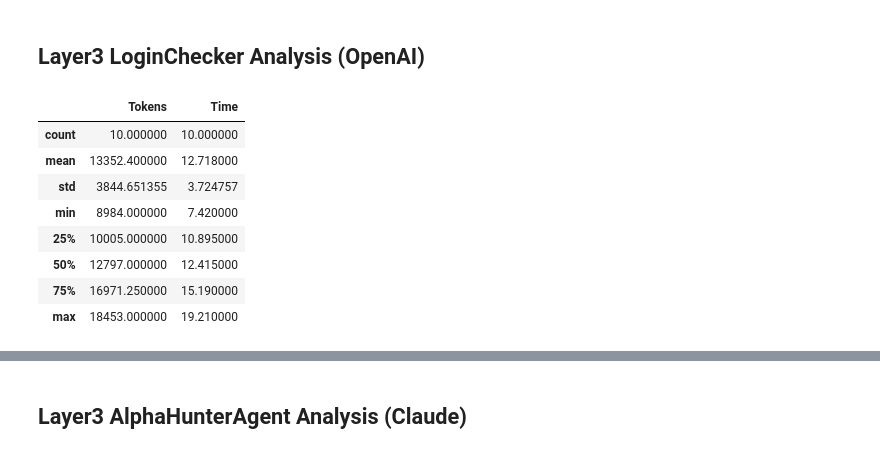
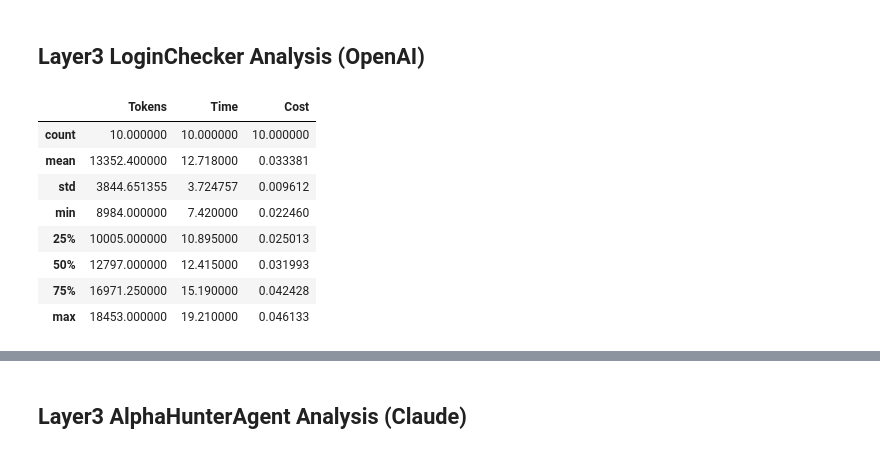
Before and after one commit to agupagu/multi-agent-fyp, a Jupyter notebook: agents_main/DataAnalysis.ipynb, the cells around one changed output, grey strips where cells are left out. Saved outputs shown, nothing was run; the diff lists cells and outputs as text; code cells hidden in the pictures.

```diff
--- a/agents_main/DataAnalysis.ipynb
+++ b/agents_main/DataAnalysis.ipynb
@@ -56,14 +28,15 @@ plt.show()
 ## Layer3 LoginChecker Analysis (OpenAI)
 # %%
 Layer3_LoginChecker_OpenAI_df = pd.read_excel('FYP Data.xlsx', sheet_name='Layer3 LoginChecker OpenAI')
+Layer3_LoginChecker_OpenAI_df['Cost'] = Layer3_LoginChecker_OpenAI_df['Tokens'] * openai_input_price
 Layer3_LoginChecker_OpenAI_df.describe()
 # %% [output]
-|  | Tokens | Time |
-| count | 10.000000 | 10.000000 |
-| mean | 13352.400000 | 12.718000 |
-| std | 3844.651355 | 3.724757 |
-| min | 8984.000000 | 7.420000 |
-| 25% | 10005.000000 | 10.895000 |
-| 50% | 12797.000000 | 12.415000 |
-| 75% | 16971.250000 | 15.190000 |
-| max | 18453.000000 | 19.210000 |
+|  | Tokens | Time | Cost |
+| count | 10.000000 | 10.000000 | 10.000000 |
+| mean | 13352.400000 | 12.718000 | 0.033381 |
+| std | 3844.651355 | 3.724757 | 0.009612 |
+| min | 8984.000000 | 7.420000 | 0.022460 |
+| 25% | 10005.000000 | 10.895000 | 0.025013 |
+| 50% | 12797.000000 | 12.415000 | 0.031993 |
+| 75% | 16971.250000 | 15.190000 | 0.042428 |
+| max | 18453.000000 | 19.210000 | 0.046133 |
```
Also changed, not shown: parts of 27 cells of this notebook, 1 other file.
